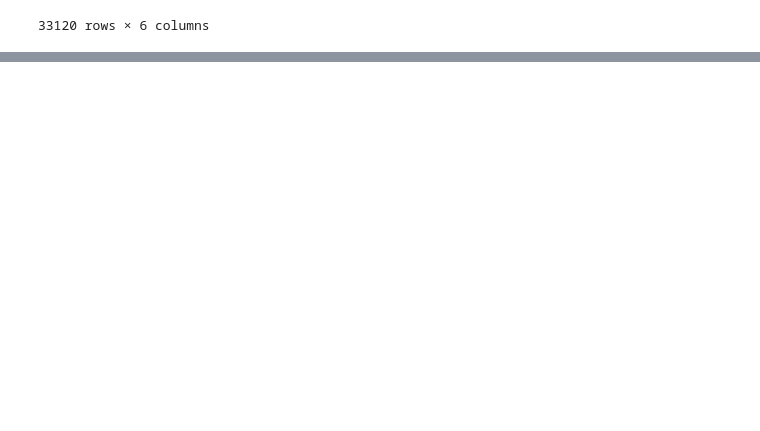
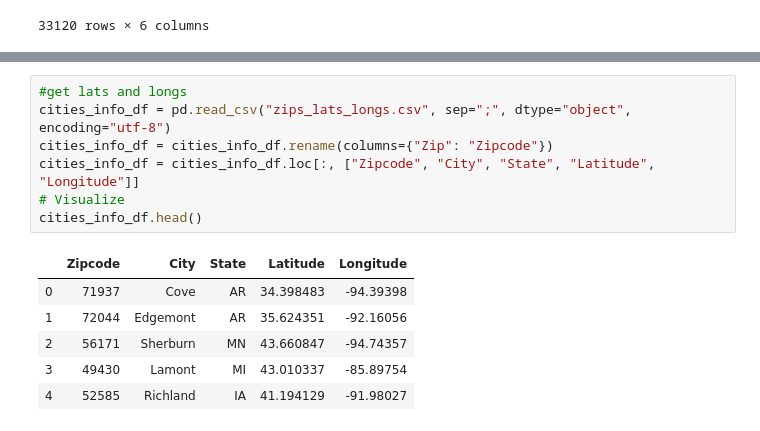
Before and after one commit to bugbhm/Project_1_group4, a Jupyter notebook: Project 1 - Hailey.ipynb, the cells around one changed output, grey strips where cells are left out. Saved outputs shown, nothing was run; the diff lists cells and outputs as text; blank space fills up the shorter version.

```diff
--- a/Project 1 - Hailey.ipynb
+++ b/Project 1 - Hailey.ipynb
@@ -270,0 +320,14 @@ unempployment_rate
+# %%
+#get lats and longs
+cities_info_df = pd.read_csv("zips_lats_longs.csv", sep=";", dtype="object", encoding="utf-8")
+cities_info_df = cities_info_df.rename(columns={"Zip": "Zipcode"})
+cities_info_df = cities_info_df.loc[:, ["Zipcode", "City", "State", "Latitude", "Longitude"]]
+# Visualize
+cities_info_df.head()
+# %% [output]
+|  | Zipcode | City | State | Latitude | Longitude |
+| 0 | 71937 | Cove | AR | 34.398483 | -94.39398 |
+| 1 | 72044 | Edgemont | AR | 35.624351 | -92.16056 |
+| 2 | 56171 | Sherburn | MN | 43.660847 | -94.74357 |
+| 3 | 49430 | Lamont | MI | 43.010337 | -85.89754 |
+| 4 | 52585 | Richland | IA | 41.194129 | -91.98027 |
```
Also changed, not shown: parts of 10 cells of this notebook, 1 other file.
